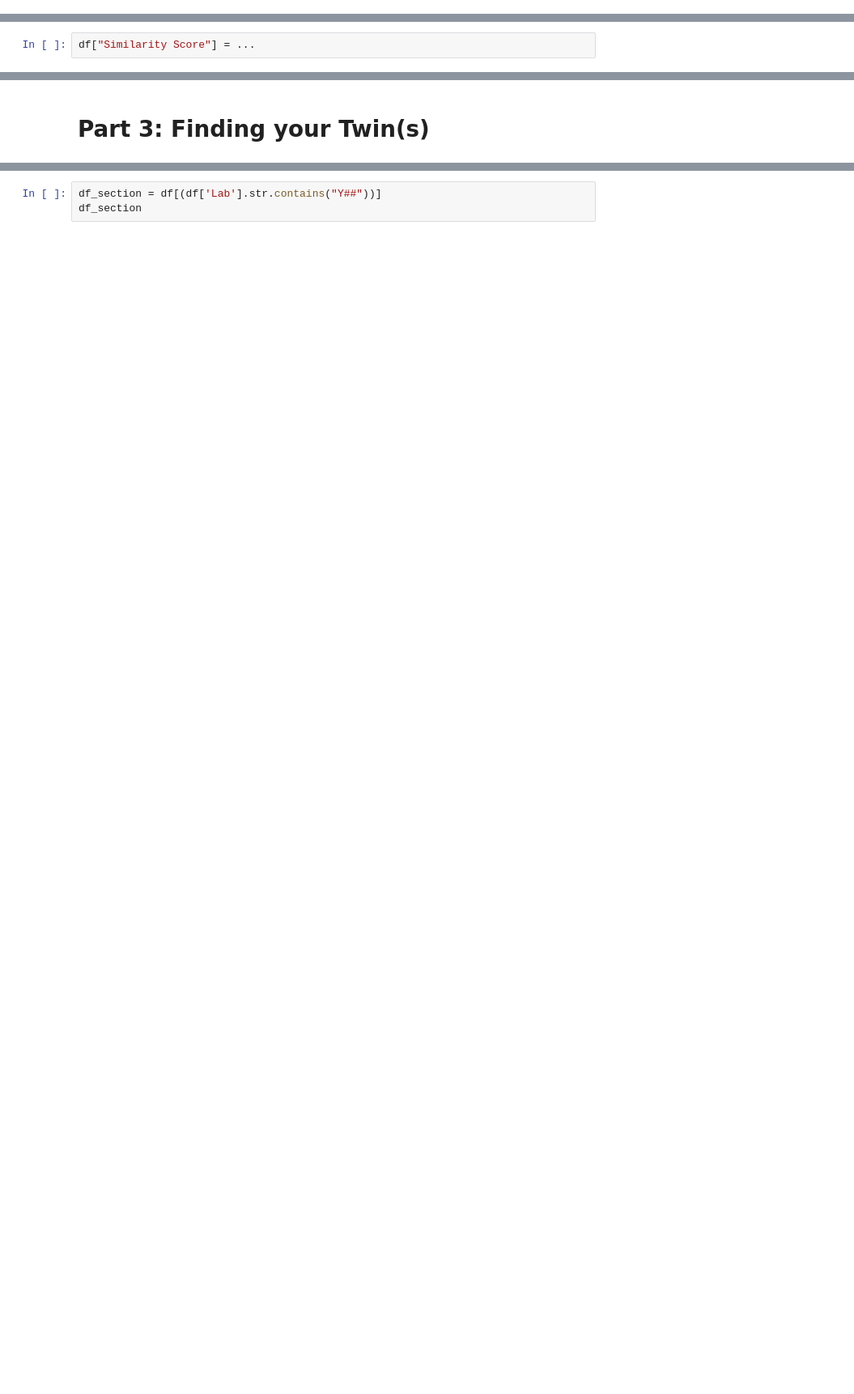
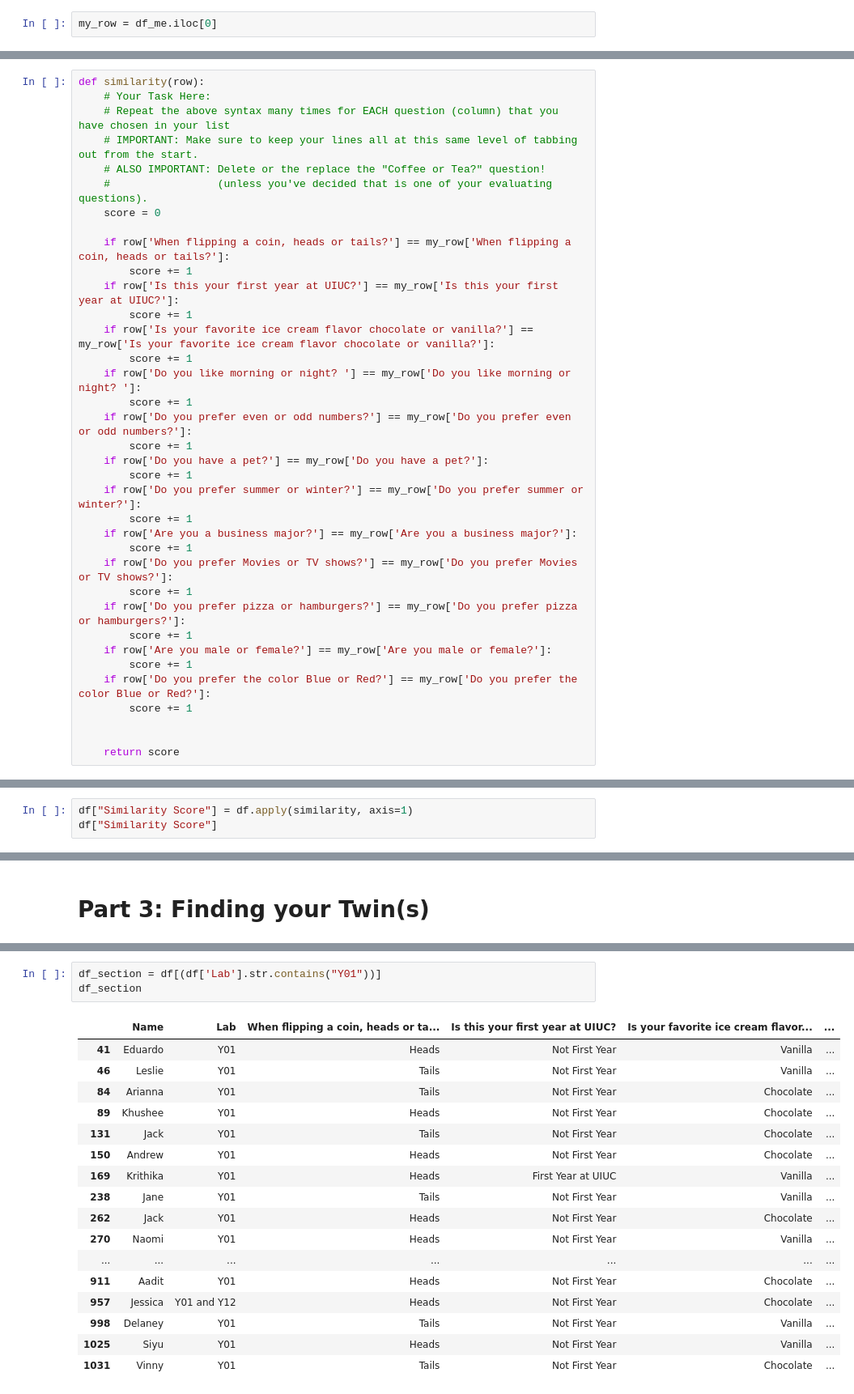
Before and after one commit to 168904578/hongyuq2, a Jupyter notebook: lab_similarity/lab_similarity.ipynb, the cells around one changed output, grey strips where cells are left out. Shown at 81% size. Saved outputs shown, nothing was run; the diff lists cells and outputs as text; blank space fills up the shorter version.

Commit message:
lab submission (Or any message you want here)

````diff
--- a/lab_similarity/lab_similarity.ipynb
+++ b/lab_similarity/lab_similarity.ipynb
@@ -138,3 +160,5 @@ my_row = ...
+# %%
+my_row = df_me.iloc[0]
 # %% [markdown]
 ### 🔬 Test Case Checkpoint 🔬
 # %%
@@ -255,3 +301,39 @@ def similarity(row):
+# %%
+def similarity(row):
+    # Your Task Here:
+    # Repeat the above syntax many times for EACH question (column) that you have chosen in your list
+    # IMPORTANT: Make sure to keep your lines all at this same level of tabbing out from the start.
+    # ALSO IMPORTANT: Delete or the replace the "Coffee or Tea?" question!
+    #                 (unless you've decided that is one of your evaluating questions).
+    score = 0
+
+    if row['When flipping a coin, heads or tails?'] == my_row['When flipping a coin, heads or tails?']:
+        score += 1
+    if row['Is this your first year at UIUC?'] == my_row['Is this your first year at UIUC?']:
+        score += 1
+    if row['Is your favorite ice cream flavor chocolate or vanilla?'] == my_row['Is your favorite ice cream flavor chocolate or vanilla?']:
+        score += 1
+    if row['Do you like morning or night? '] == my_row['Do you like morning or night? ']:
+        score += 1
+    if row['Do you prefer even or odd numbers?'] == my_row['Do you prefer even or odd numbers?']:
+        score += 1
+    if row['Do you have a pet?'] == my_row['Do you have a pet?']:
+        score += 1
+    if row['Do you prefer summer or winter?'] == my_row['Do you prefer summer or winter?']:
+        score += 1
+    if row['Are you a business major?'] == my_row['Are you a business major?']:
+        score += 1
+    if row['Do you prefer Movies or TV shows?'] == my_row['Do you prefer Movies or TV shows?']:
+        score += 1
+    if row['Do you prefer pizza or hamburgers?'] == my_row['Do you prefer pizza or hamburgers?']:
+        score += 1
+    if row['Are you male or female?'] == my_row['Are you male or female?']:
+        score += 1
+    if row['Do you prefer the color Blue or Red?'] == my_row['Do you prefer the color Blue or Red?']:
+        score += 1
+
+
+    return score
 # %% [markdown]
 ### 🔬 Test Case Checkpoint 🔬
 # %%
@@ -280,5 +364,6 @@ Because we want to run our `similarity` function on all **rows**, when you call
 > ```
 
 Using the above explanation as reference, **add a column** named `Similarity Score` to your original DataFrame that contains the value after running your `similarity` function you defined earlier across all rows:
-# %%
-df["Similarity Score"] = ...
+# %%
+df["Similarity Score"] = df.apply(similarity, axis=1)
+df["Similarity Score"]
@@ -330,5 +446,23 @@ Using the `contains` function, create a **new DataFrame** with everyone in your
 
 *Note that we have to cast our `Lab` column of `df` to a **string** by using `.str`.
 # %%
-df_section = df[(df['Lab'].str.contains("Y##"))]
+df_section = df[(df['Lab'].str.contains("Y01"))]
 df_section
+# %% [output]
+|  | Name | Lab | When flipping a coin, heads or ta... | Is this your first year at UIUC? | Is your favorite ice cream flavor... | ... |
+| 41 | Eduardo | Y01 | Heads | Not First Year | Vanilla | ... |
+| 46 | Leslie | Y01 | Tails | Not First Year | Vanilla | ... |
+| 84 | Arianna | Y01 | Tails | Not First Year | Chocolate | ... |
+| 89 | Khushee | Y01 | Heads | Not First Year | Chocolate | ... |
+| 131 | Jack | Y01 | Tails | Not First Year | Chocolate | ... |
+| 150 | Andrew | Y01 | Heads | Not First Year | Chocolate | ... |
+| 169 | Krithika | Y01 | Heads | First Year at UIUC | Vanilla | ... |
+| 238 | Jane | Y01 | Tails | Not First Year | Vanilla | ... |
+| 262 | Jack | Y01 | Heads | Not First Year | Chocolate | ... |
+| 270 | Naomi | Y01 | Heads | Not First Year | Vanilla | ... |
+| ... | ... | ... | ... | ... | ... | ... |
+| 911 | Aadit | Y01 | Heads | Not First Year | Chocolate | ... |
+| 957 | Jessica | Y01 and Y12 | Heads | Not First Year | Chocolate | ... |
+| 998 | Delaney | Y01 | Tails | Not First Year | Vanilla | ... |
+| 1025 | Siyu | Y01 | Heads | Not First Year | Vanilla | ... |
+| 1031 | Vinny | Y01 | Tails | Not First Year | Chocolate | ... |
````
Also changed, not shown: parts of 34 cells of this notebook, 1 other file.
